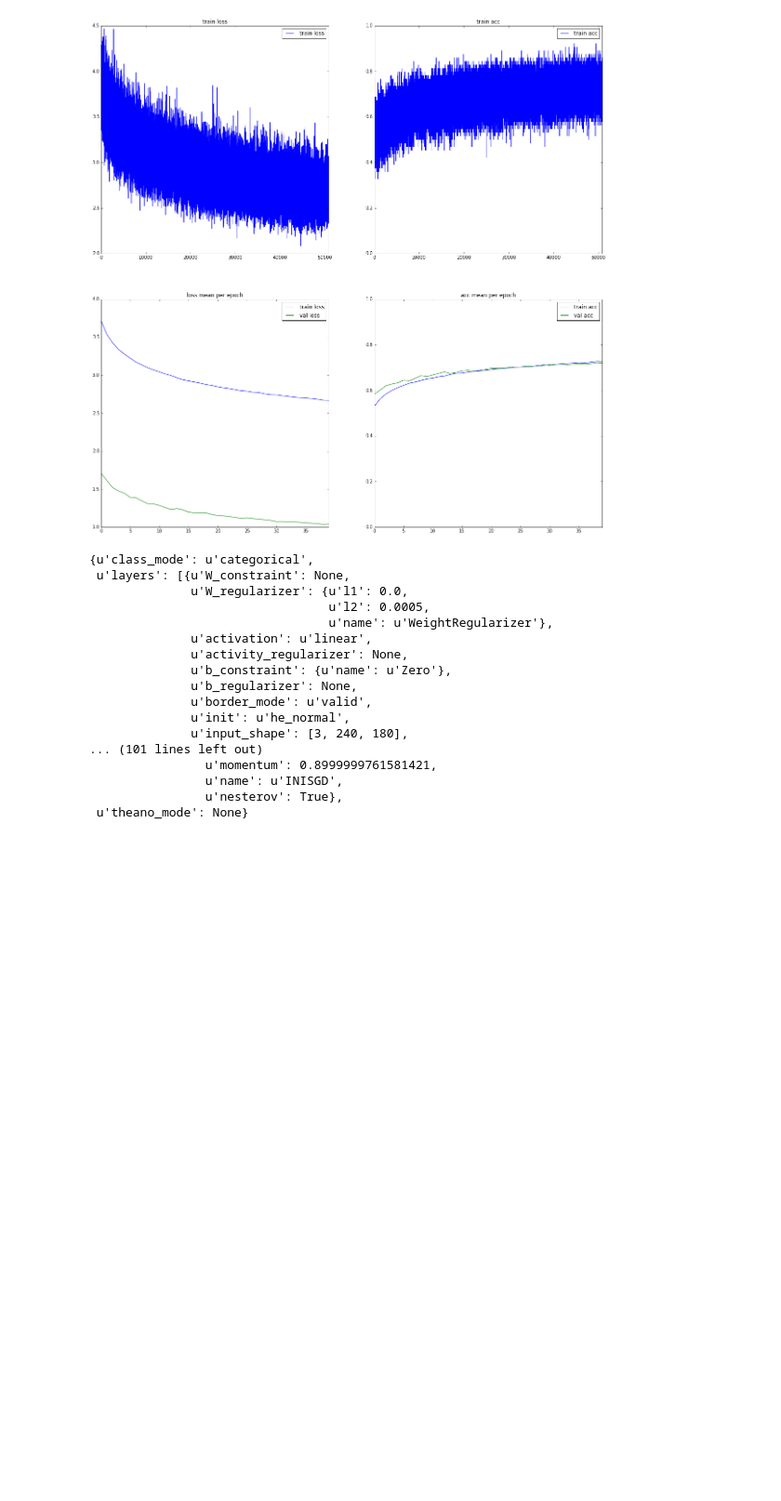
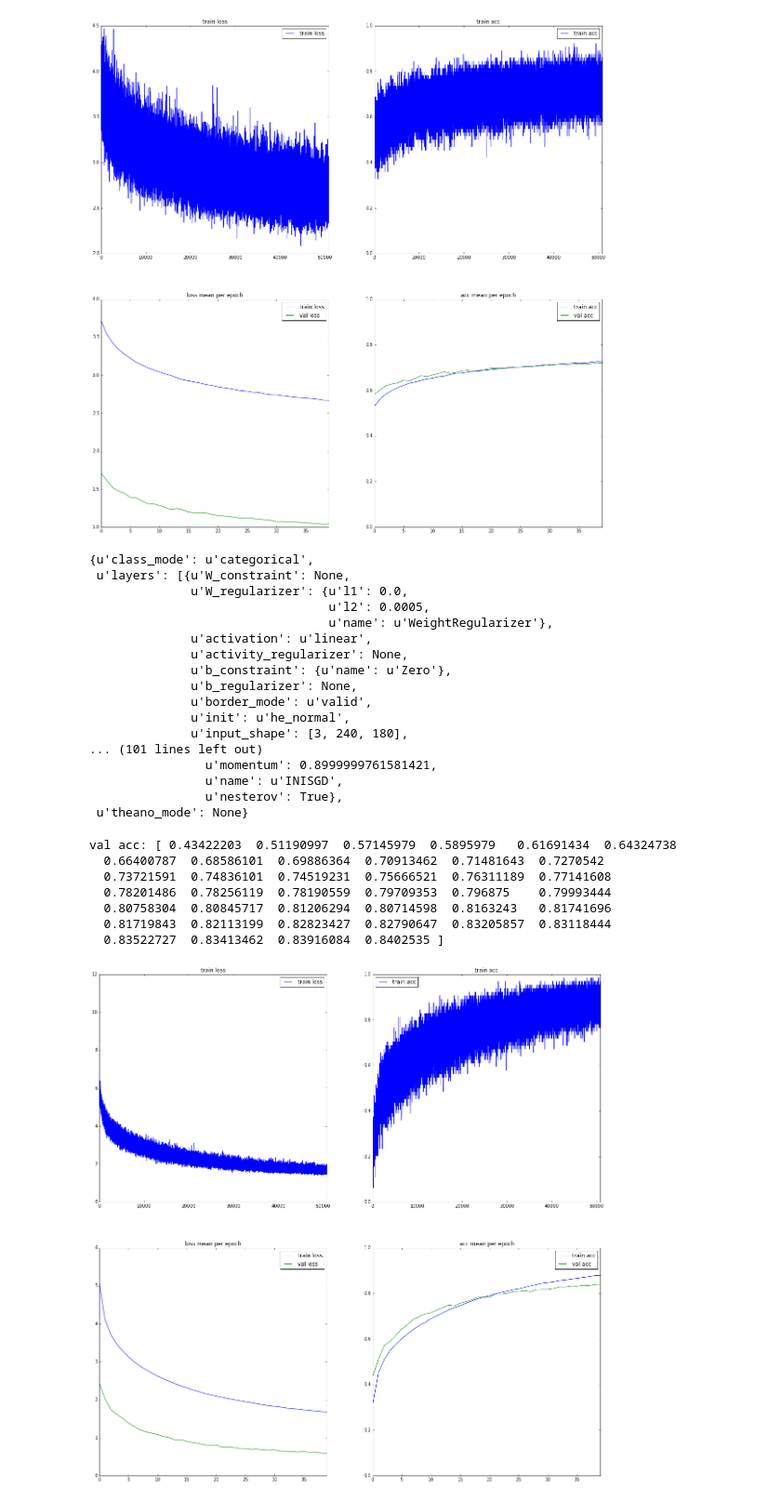
Before and after one commit to marcuniq/ini_caltech101, a Jupyter notebook: iPython Notebooks/Results visualization - every step.ipynb, the cells around one changed output. Shown at 93% size. Drawn from its saved outputs; the diff is of its cells as text; code cells hidden in the pictures; blank space fills up the shorter version.

Commit message:
experiment: - no bn lr 0.005 40 epochs

```diff
--- a/iPython Notebooks/Results visualization - every step.ipynb
+++ b/iPython Notebooks/Results visualization - every step.ipynb
@@ -684,3 +684,19 @@ show_arch(pp + 'results/2015-12-12_18.15.01_no-bn_lr-0.001_e20_img-gen_architect
                 u'name': u'INISGD',
                 u'nesterov': True},
  u'theano_mode': None}
+# %%
+# no batch normalization, data normalization
+# 40 epochs, batch size 64,  810s per epoch
+# 81378 train samples, 9104 validation samples, 10102 test samples -> train/test split loaded from disk
+# lr=0.005
+
+data = plot(pp + 'results/2015-12-13_19.06.00_no-bn_lr-0.005_e40_img-gen_history.json')
+# %% [output]
+val acc: [ 0.43422203  0.51190997  0.57145979  0.5895979   0.61691434  0.64324738
+  0.66400787  0.68586101  0.69886364  0.70913462  0.71481643  0.7270542
+  0.73721591  0.74836101  0.74519231  0.75666521  0.76311189  0.77141608
+  0.78201486  0.78256119  0.78190559  0.79709353  0.796875    0.79993444
+  0.80758304  0.80845717  0.81206294  0.80714598  0.8163243   0.81741696
+  0.81719843  0.82113199  0.82823427  0.82790647  0.83205857  0.83118444
+  0.83522727  0.83413462  0.83916084  0.8402535 ]
+[figure, added]
```
Also changed, not shown: parts of 1 cell of this notebook, 3 other files.
